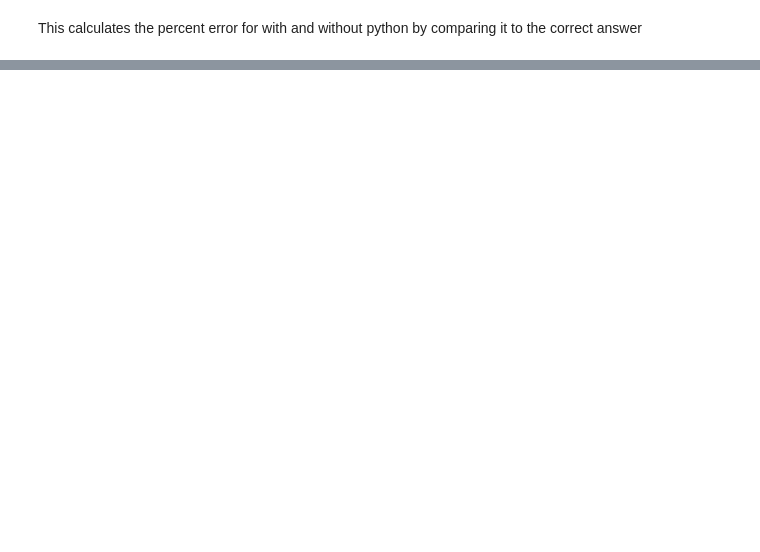
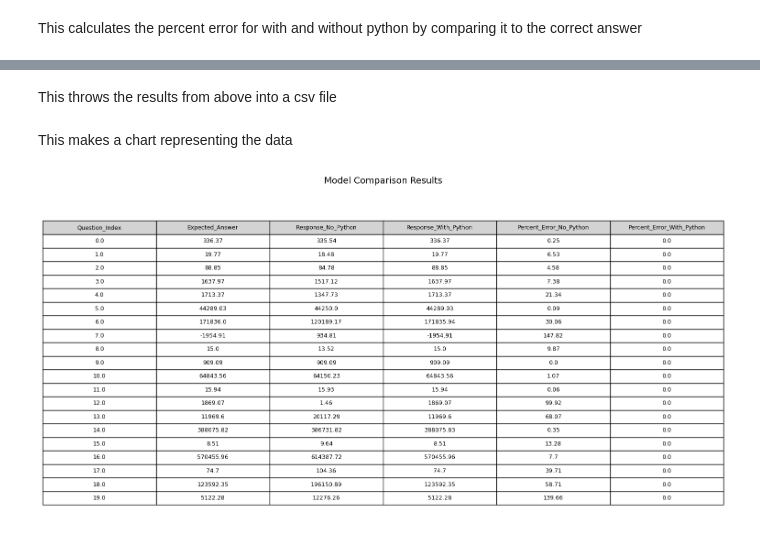
Before and after one commit to ben-cuff/numerical-finance-llm, a Jupyter notebook: main.ipynb, the cells around one changed output, grey strips where cells are left out. Saved outputs shown, nothing was run; the diff lists cells and outputs as text; code cells hidden in the pictures; blank space fills up the shorter version.

Commit message:
add model comparison results CSV file

```diff
--- a/main.ipynb
+++ b/main.ipynb
@@ -234 +231,41 @@ mean error without python: 26.71%
 mean error with python: 0.0%
+# %% [markdown]
+This throws the results from above into a csv file
+# %%
+
+results_df = pd.DataFrame({
+    'Question_Index': range(len(messages_list)),
+    'Expected_Answer': [msg['answer'] for msg in messages_list],
+    'Response_No_Python': cleaned_responses_without_python,
+    'Response_With_Python': cleaned_responses_python,
+    'Percent_Error_No_Python': percent_errors_without_python,
+    'Percent_Error_With_Python': percent_errors_python
+})
+
+results_df.to_csv('model_comparison_results.csv', index=False)
+# %% [markdown]
+This makes a chart representing the data
+# %%
+import matplotlib.pyplot as plt
+
+fig, ax = plt.subplots(figsize=(15, 8))
+
+ax.axis('off')
+
+table = ax.table(
+    cellText=results_df.round(2).values,
+    colLabels=results_df.columns,
+    cellLoc='center',
+    loc='center',
+    colColours=['lightgray']*len(results_df.columns)
+)
+
+table.auto_set_font_size(False)
+table.set_fontsize(9)
+table.scale(1.2, 1.5)
+
+plt.title('Model Comparison Results', pad=20, size=14)
+plt.tight_layout()
+plt.show()
+# %% [output]
+[figure, added]
```
Also changed, not shown: parts of 4 cells of this notebook, 1 other file.
